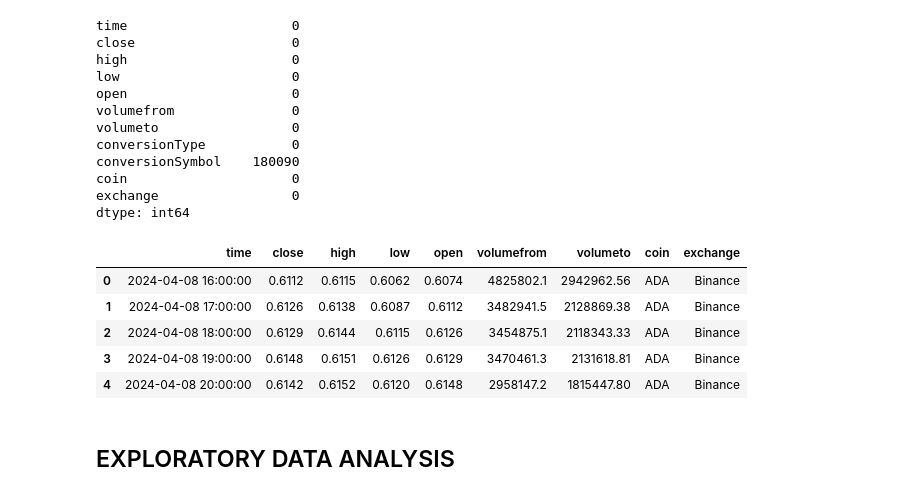
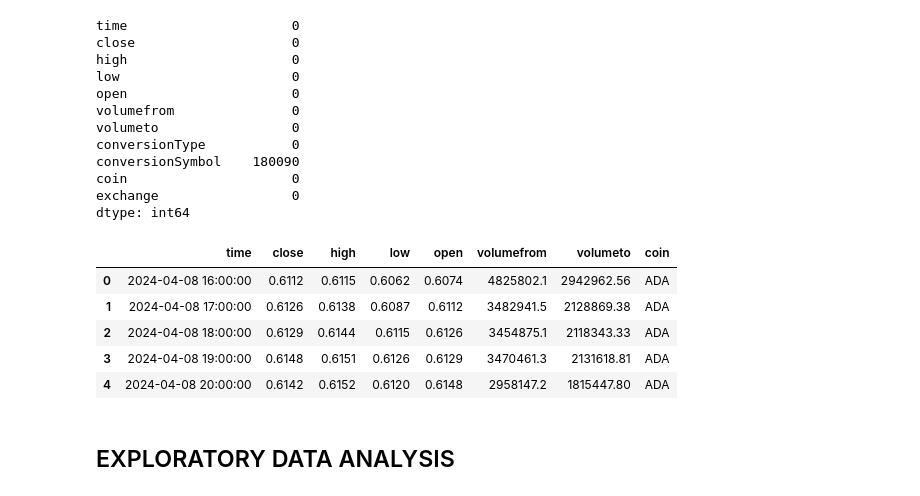
Before and after one commit to Philipmwasi/Statistical-Arbitrage, a Jupyter notebook: notebook.ipynb, the cells around one changed output. Drawn from its saved outputs; the diff is of its cells as text; code cells hidden in the pictures.

```diff
--- a/notebook.ipynb
+++ b/notebook.ipynb
@@ -156,19 +163,19 @@ coin                     0
 exchange                 0
 dtype: int64
 # %%
-df1 = df.drop(columns = ["conversionType", "conversionSymbol"])
+df = df.drop(columns = ["conversionType","exchange", "conversionSymbol"])
 
 # Convert time to datetime format
-df1['time'] = pd.to_datetime(df1['time'])
+df['time'] = pd.to_datetime(df['time'])
 
-df1.head()
+df.head()
 # %% [output]
-|  | time | close | high | low | open | volumefrom | volumeto | coin | exchange |
-| 0 | 2024-04-08 16:00:00 | 0.6112 | 0.6115 | 0.6062 | 0.6074 | 4825802.1 | 2942962.56 | ADA | Binance |
-| 1 | 2024-04-08 17:00:00 | 0.6126 | 0.6138 | 0.6087 | 0.6112 | 3482941.5 | 2128869.38 | ADA | Binance |
-| 2 | 2024-04-08 18:00:00 | 0.6129 | 0.6144 | 0.6115 | 0.6126 | 3454875.1 | 2118343.33 | ADA | Binance |
-| 3 | 2024-04-08 19:00:00 | 0.6148 | 0.6151 | 0.6126 | 0.6129 | 3470461.3 | 2131618.81 | ADA | Binance |
-| 4 | 2024-04-08 20:00:00 | 0.6142 | 0.6152 | 0.6120 | 0.6148 | 2958147.2 | 1815447.80 | ADA | Binance |
+|  | time | close | high | low | open | volumefrom | volumeto | coin |
+| 0 | 2024-04-08 16:00:00 | 0.6112 | 0.6115 | 0.6062 | 0.6074 | 4825802.1 | 2942962.56 | ADA |
+| 1 | 2024-04-08 17:00:00 | 0.6126 | 0.6138 | 0.6087 | 0.6112 | 3482941.5 | 2128869.38 | ADA |
+| 2 | 2024-04-08 18:00:00 | 0.6129 | 0.6144 | 0.6115 | 0.6126 | 3454875.1 | 2118343.33 | ADA |
+| 3 | 2024-04-08 19:00:00 | 0.6148 | 0.6151 | 0.6126 | 0.6129 | 3470461.3 | 2131618.81 | ADA |
+| 4 | 2024-04-08 20:00:00 | 0.6142 | 0.6152 | 0.6120 | 0.6148 | 2958147.2 | 1815447.80 | ADA |
 # %% [markdown]
 ## EXPLORATORY DATA ANALYSIS
 # %% [markdown]
```
Also changed, not shown: parts of 30 cells of this notebook.
